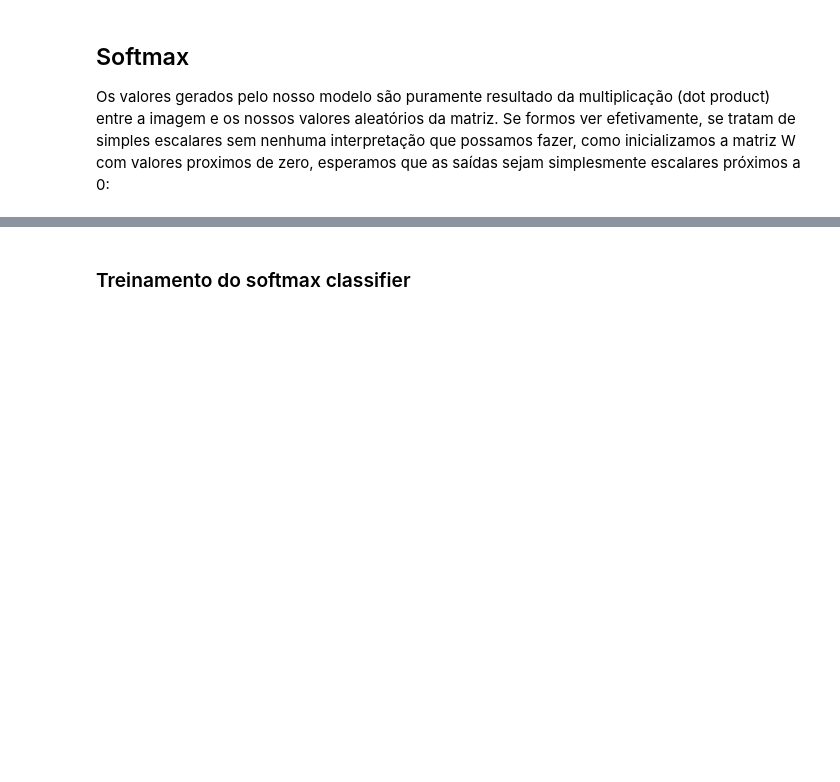
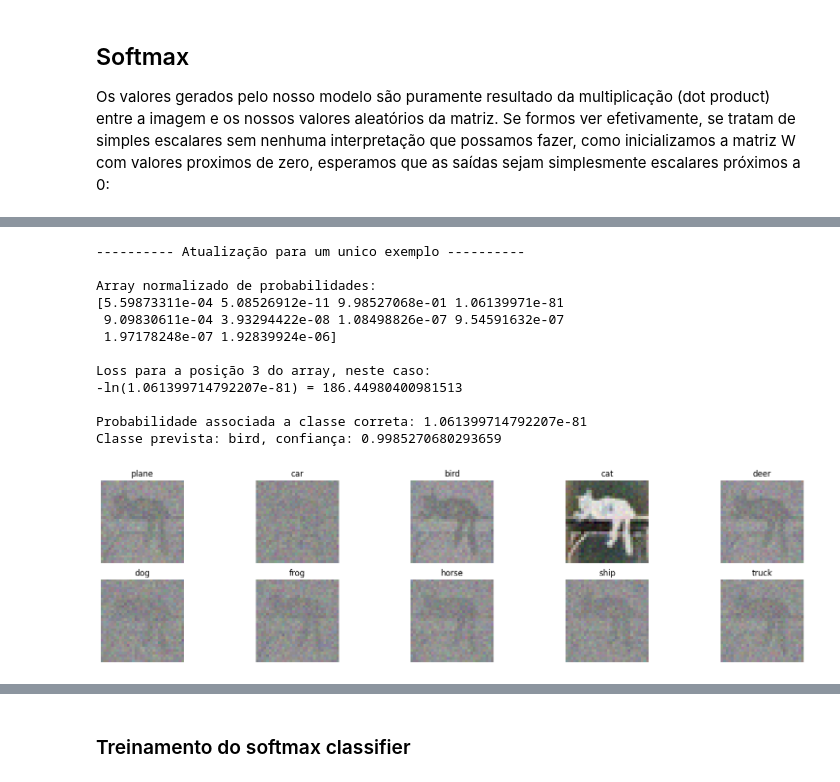
Before and after one commit to GabrielDornelles/modern-computer-vision, a Jupyter notebook: softmax-classifier.ipynb, the cells around one changed output, grey strips where cells are left out. Drawn from its saved outputs; the diff is of its cells as text; code cells hidden in the pictures; blank space fills up the shorter version.

```diff
--- a/softmax-classifier.ipynb
+++ b/softmax-classifier.ipynb
@@ -257,0 +336,37 @@ De maneira prévia, existem muitas combinações que nos dão o mesmo resultado
+# %%
+x = np.expand_dims(val_images[i_idx], axis=1)
+normalized_gradient = np.expand_dims(normalized_gradient, axis=1)
+dW = x@normalized_gradient.T
+
+W += dW * 1e-5#-(2.5e-6)
+print("\n---------- Atualização para um unico exemplo ----------\n")
+scores = val_images[i_idx]@W
+scores = scores - np.max(scores, axis=0, keepdims=True)
+target = val_targets[i_idx]
+exp = np.exp(scores)
+sum_exp_scores = exp.sum(axis=0, keepdims=True)
+
+normalized = exp / sum_exp_scores
+print(f"Array normalizado de probabilidades:\n{normalized}\n")
+
+loss = -np.log(normalized[target])
+print(f"Loss para a posição {target} do array, neste caso:\n-ln({normalized[target]}) = {loss}\n")
+
+print(f"Probabilidade associada a classe correta: {normalized[target]}")
+print(f"Classe prevista: {classes[np.argmax(normalized)]}, confiança: {normalized[np.argmax(normalized)]}")
+
+plot_weights(W)
+# %% [output]
+---------- Atualização para um unico exemplo ----------
+
+Array normalizado de probabilidades:
+[5.59873311e-04 5.08526912e-11 9.98527068e-01 1.06139971e-81
+ 9.09830611e-04 3.93294422e-08 1.08498826e-07 9.54591632e-07
+ 1.97178248e-07 1.92839924e-06]
+
+Loss para a posição 3 do array, neste caso:
+-ln(1.061399714792207e-81) = 186.44980400981513
+
+Probabilidade associada a classe correta: 1.061399714792207e-81
+Classe prevista: bird, confiança: 0.9985270680293659
+[figure, added]
```
Also changed, not shown: parts of 17 cells of this notebook.
